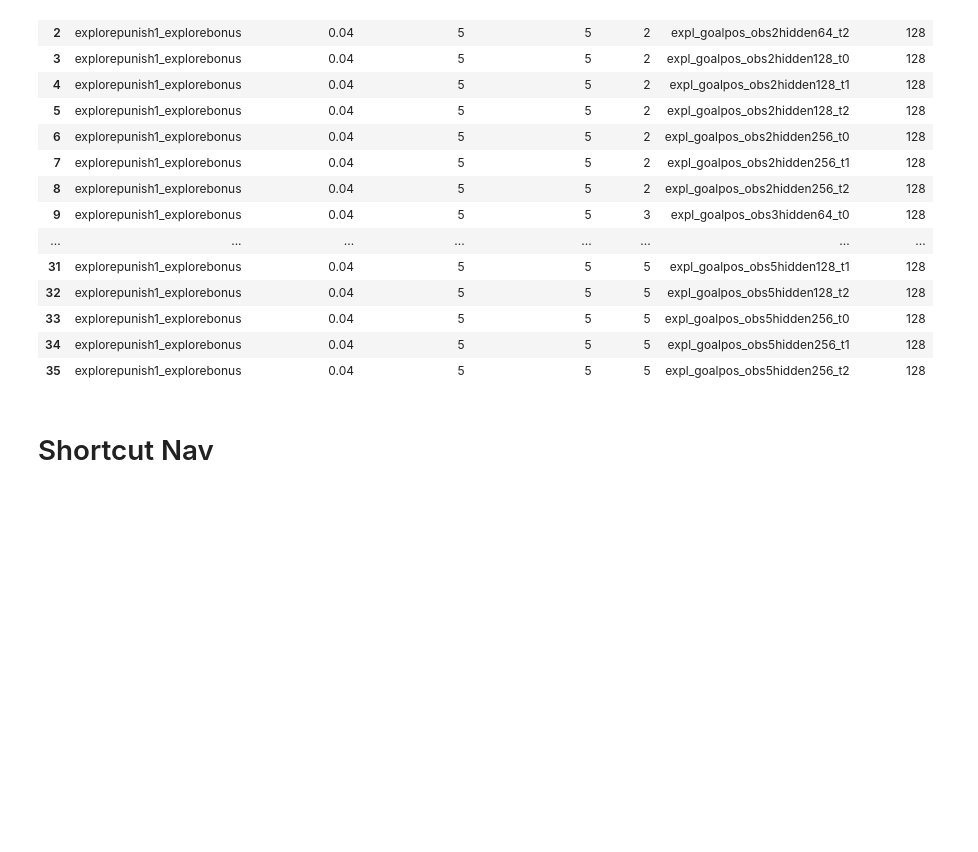
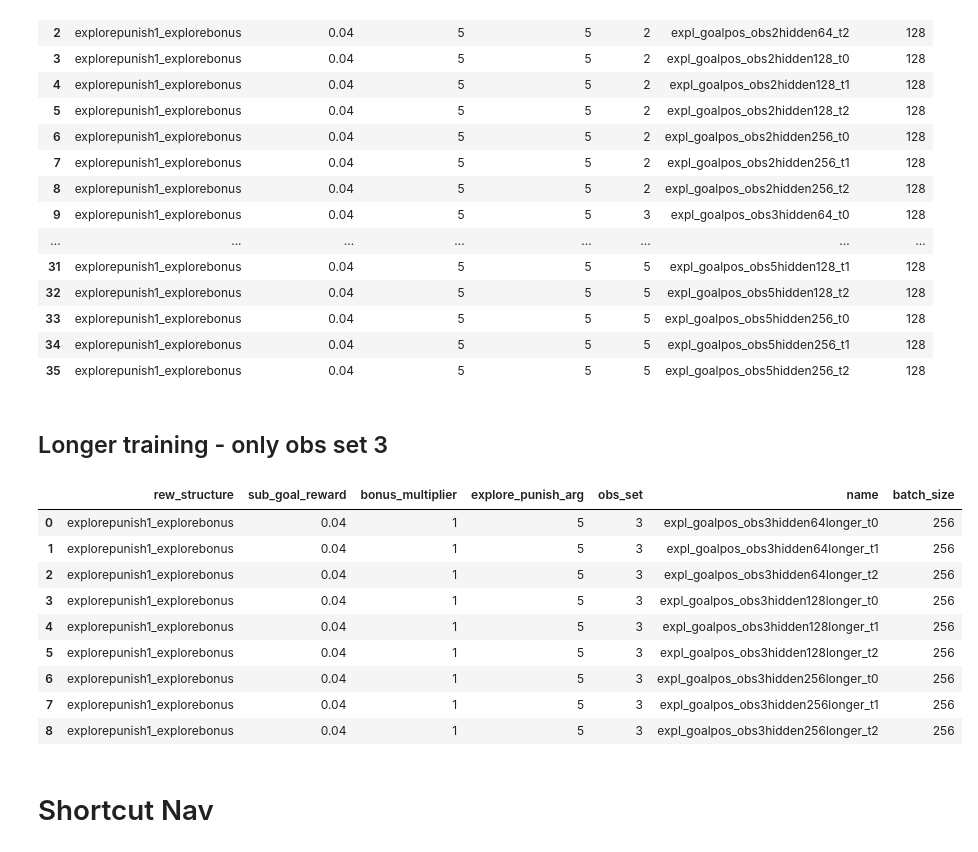
Before and after one commit to liuandrew/ppo_aux, a Jupyter notebook: write_and_test/write_experiments.ipynb, the cells around one changed output. Saved outputs shown, nothing was run; the diff lists cells and outputs as text; code cells hidden in the pictures; blank space fills up the shorter version.

```diff
--- a/write_and_test/write_experiments.ipynb
+++ b/write_and_test/write_experiments.ipynb
@@ -1064,8 +1064,8 @@ for obs in obs_sets:
                 'num_env_steps': 5000000,
                 'env_name': 'ExploreNav-v0',
                 'algo': 'ppo',
-                'num_mini_batch': 1,
-                'num_processes': 1,
+                'num_mini_batch': 10,
+                'num_processes': 100,
                 'num_steps': batch,
 
                 'checkpoint_interval': 10,
@@ -1101,6 +1101,66 @@ pd.DataFrame(rows)
 | 33 | explorepunish1_explorebonus | 0.04 | 5 | 5 | 5 | expl_goalpos_obs5hidden256_t0 | 128 |
 | 34 | explorepunish1_explorebonus | 0.04 | 5 | 5 | 5 | expl_goalpos_obs5hidden256_t1 | 128 |
 | 35 | explorepunish1_explorebonus | 0.04 | 5 | 5 | 5 | expl_goalpos_obs5hidden256_t2 | 128 |
+# %% [markdown]
+## Longer training - only obs set 3
+# %%
+num_trials = 3
+
+batch = 256
+rows = []
+network_sizes = [64, 128, 256]
+obs = 3
+
+for hidden in network_sizes:
+    for i in range(num_trials):
+        exp_name = f'expl_goalpos_obs{obs}hidden{hidden}longer_t{i}'
+
+        env_kwargs = {'rew_structure': 'explorepunish1_explorebonus',
+                      'sub_goal_reward': 0.04, 'bonus_multiplier': 1,
+                      'explore_punish_arg': 5, 'obs_set': obs}
+
+        row = env_kwargs.copy()
+        row['name'] = exp_name
+        row['batch_size'] = batch
+
+        rows.append(row)
+        config = {
+            'wandb_project_name': 'Nav_Shared_Layers',
+            'exp_name': exp_name,
+            'save_name': exp_name,
+            'num_env_steps': 25000000,
+            'env_name': 'ExploreNav-v0',
+            'algo': 'ppo',
+            'num_mini_batch': 10,
+            'num_processes': 100,
+            'num_steps': batch,
+
+            'checkpoint_interval': 10,
+            'save_dir': 'explorenav_pos',
+
+            'recurrent': True,
+            'seed': i,
+            'no_cuda': True,
+            'env_kwargs': env_kwargs,
+
+            'nn_base': 'DelayedRNNPPO',
+            'nn_base_kwargs': {'hidden_size': hidden},
+        }
+
+        pickle.dump(config, open('../experiment_configs/' + exp_name, 'wb'))
+
+pd.DataFrame(rows)
+# %% [output]
+|  | rew_structure | sub_goal_reward | bonus_multiplier | explore_punish_arg | obs_set | name | batch_size |
+| 0 | explorepunish1_explorebonus | 0.04 | 1 | 5 | 3 | expl_goalpos_obs3hidden64longer_t0 | 256 |
+| 1 | explorepunish1_explorebonus | 0.04 | 1 | 5 | 3 | expl_goalpos_obs3hidden64longer_t1 | 256 |
+| 2 | explorepunish1_explorebonus | 0.04 | 1 | 5 | 3 | expl_goalpos_obs3hidden64longer_t2 | 256 |
+| 3 | explorepunish1_explorebonus | 0.04 | 1 | 5 | 3 | expl_goalpos_obs3hidden128longer_t0 | 256 |
+| 4 | explorepunish1_explorebonus | 0.04 | 1 | 5 | 3 | expl_goalpos_obs3hidden128longer_t1 | 256 |
+| 5 | explorepunish1_explorebonus | 0.04 | 1 | 5 | 3 | expl_goalpos_obs3hidden128longer_t2 | 256 |
+| 6 | explorepunish1_explorebonus | 0.04 | 1 | 5 | 3 | expl_goalpos_obs3hidden256longer_t0 | 256 |
+| 7 | explorepunish1_explorebonus | 0.04 | 1 | 5 | 3 | expl_goalpos_obs3hidden256longer_t1 | 256 |
+| 8 | explorepunish1_explorebonus | 0.04 | 1 | 5 | 3 | expl_goalpos_obs3hidden256longer_t2 | 256 |
 # %% [markdown]
 # Shortcut Nav
 # %%
```
Also changed, not shown: 6 other files.
